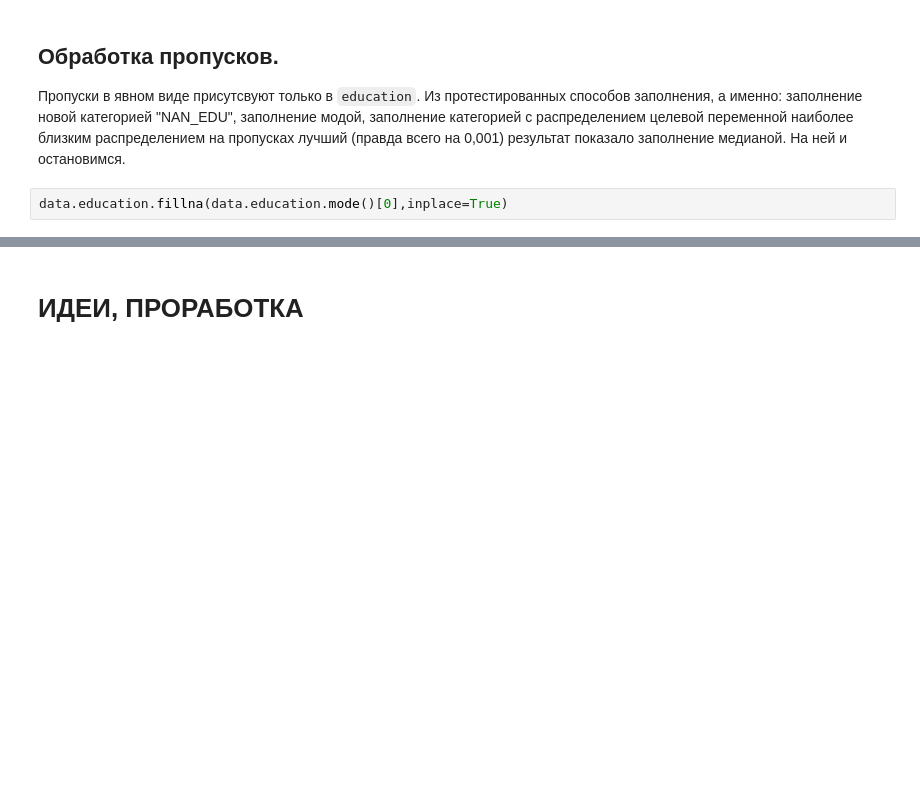
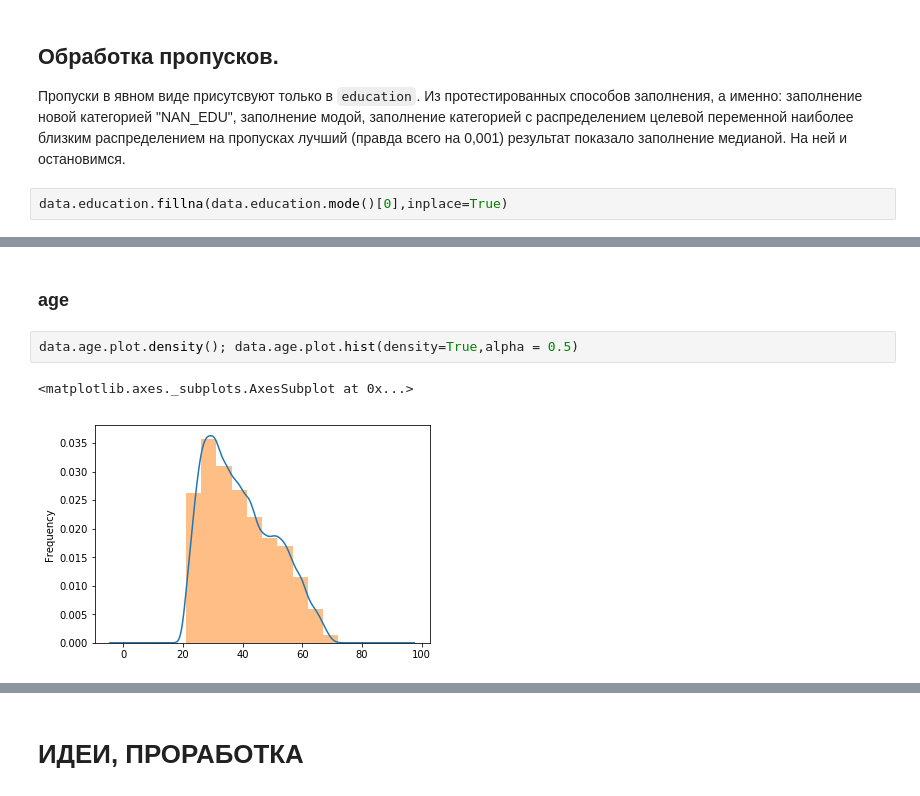
Before and after one commit to Urusut/IvanovDmitryV, a Jupyter notebook: Unit_5/Project_4_draft.ipynb, the cells around one changed output, grey strips where cells are left out. Saved outputs shown, nothing was run; the diff lists cells and outputs as text; blank space fills up the shorter version.

```diff
--- a/Unit_5/Project_4_draft.ipynb
+++ b/Unit_5/Project_4_draft.ipynb
@@ -101,0 +138,7 @@ data.education.fillna(data.education.mode()[0],inplace=True)
+# %% [markdown]
+### age
+# %%
+data.age.plot.density(); data.age.plot.hist(density=True,alpha = 0.5)
+# %% [output]
+<matplotlib.axes._subplots.AxesSubplot at 0x...>
+[figure, added]
```
Also changed, not shown: parts of 27 cells of this notebook.
